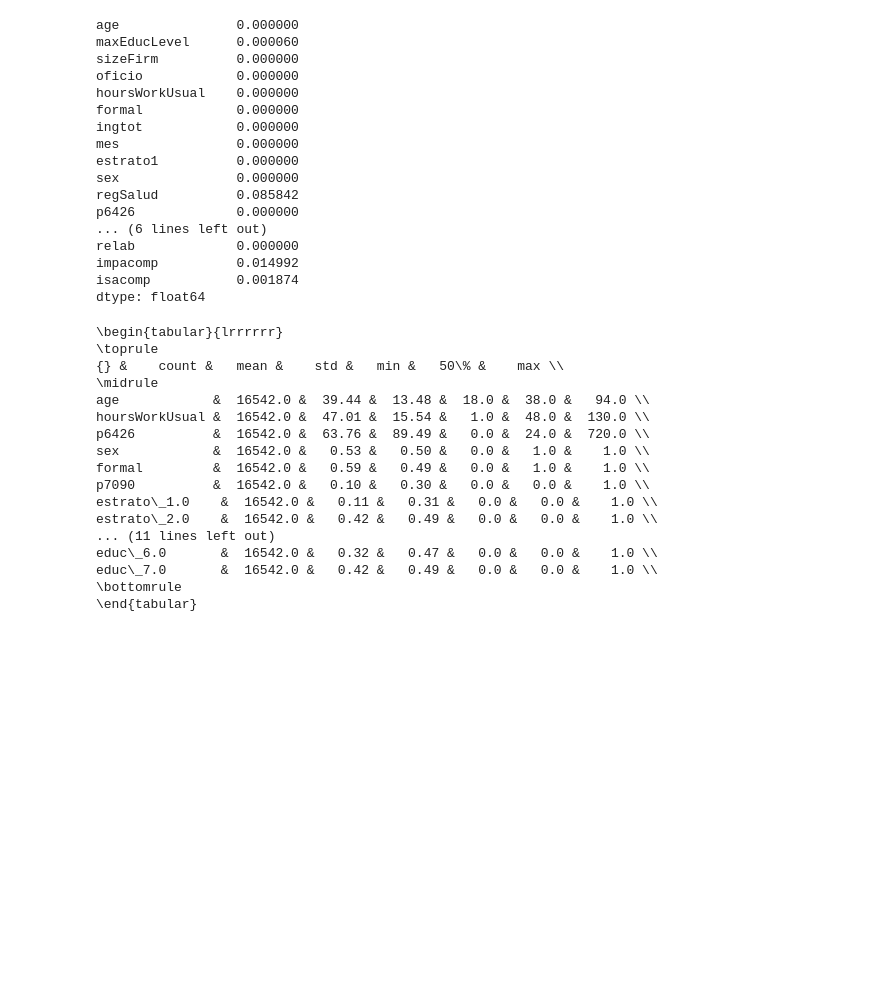
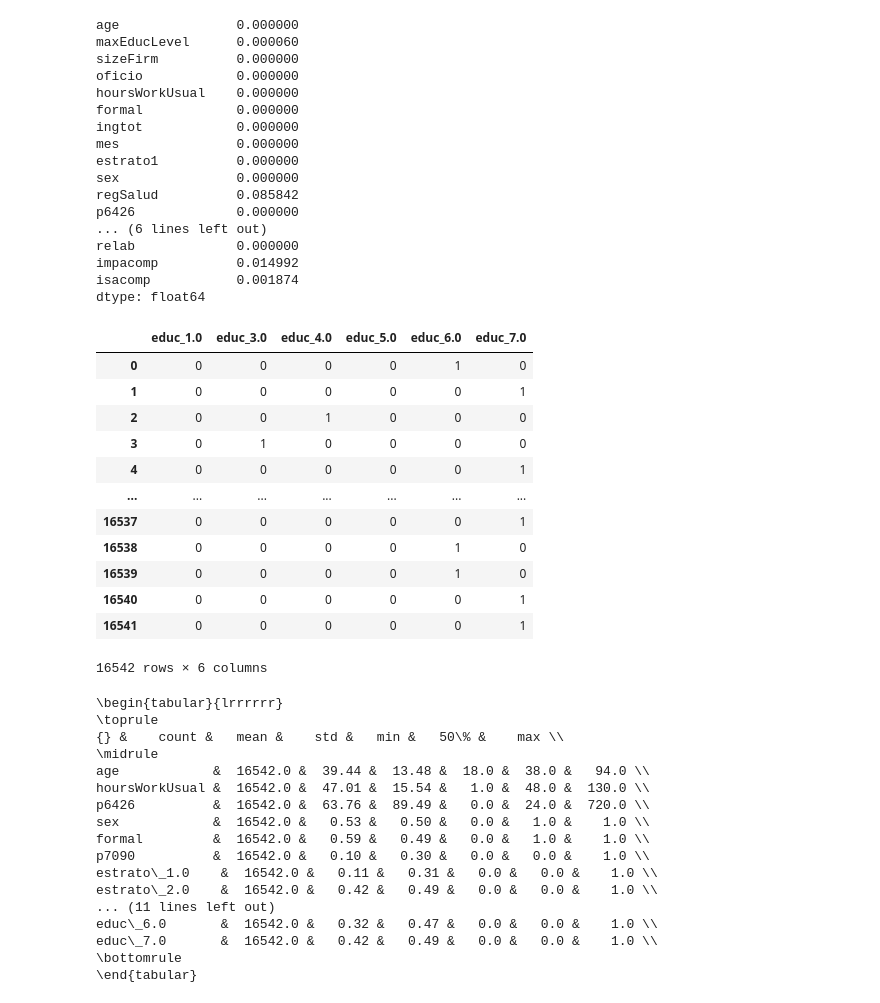
Before and after one commit to sdpinilla18/PS1_BD-ML, a Jupyter notebook: Potential_code.ipynb, the cells around one changed output. Drawn from its saved outputs; the diff is of its cells as text; code cells hidden in the pictures; blank space fills up the shorter version.

```diff
--- a/Potential_code.ipynb
+++ b/Potential_code.ipynb
@@ -100,22 +100,38 @@ dfi.rename(columns=dict, inplace=True)
 # %%
 #Convert categorical variables to dummy variables:
 oficio_d=pd.get_dummies(dfi["oficio"], prefix="oficio")
 sizeFirm_d=pd.get_dummies(dfi["sizeFirm"], prefix="size")
 estrato1_d=pd.get_dummies(dfi["estrato1"], prefix="estrato")
 regSalud_d=pd.get_dummies(dfi["regSalud"], prefix="regs")
 maxeduc_d=pd.get_dummies(dfi["maxEducLevel"], prefix="educ")
 relab_d=pd.get_dummies(dfi["relab"], prefix="relab")
 mes_d=pd.get_dummies(dfi["mes"], prefix="mes")
 
 #Merge dummy's variables data frame with master data frame:
 dfi=pd.merge(dfi, oficio_d, left_index=True, right_index=True)
 dfi=pd.merge(dfi, sizeFirm_d, left_index=True, right_index=True)
 dfi=pd.merge(dfi, estrato1_d, left_index=True, right_index=True)
 dfi=pd.merge(dfi, regSalud_d, left_index=True, right_index=True)
 dfi=pd.merge(dfi, maxeduc_d, left_index=True, right_index=True)
 dfi=pd.merge(dfi, relab_d, left_index=True, right_index=True)
 dfi=pd.merge(dfi, mes_d, left_index=True, right_index=True)
 dfi["p7090"]=np.where(dfi["p7090"]==2, 0, 1)
+
+maxeduc_d
+# %% [output]
+|  | educ_1.0 | educ_3.0 | educ_4.0 | educ_5.0 | educ_6.0 | educ_7.0 |
+| 0 | 0 | 0 | 0 | 0 | 1 | 0 |
+| 1 | 0 | 0 | 0 | 0 | 0 | 1 |
+| 2 | 0 | 0 | 1 | 0 | 0 | 0 |
+| 3 | 0 | 1 | 0 | 0 | 0 | 0 |
+| 4 | 0 | 0 | 0 | 0 | 0 | 1 |
+| ... | ... | ... | ... | ... | ... | ... |
+| 16537 | 0 | 0 | 0 | 0 | 0 | 1 |
+| 16538 | 0 | 0 | 0 | 0 | 1 | 0 |
+| 16539 | 0 | 0 | 0 | 0 | 1 | 0 |
+| 16540 | 0 | 0 | 0 | 0 | 0 | 1 |
+| 16541 | 0 | 0 | 0 | 0 | 0 | 1 |
+16542 rows × 6 columns
 # %%
 #Transform categorial atribute variables to numerical variable:
 dfi["hoursWorkUsual"]=pd.to_numeric(dfi["hoursWorkUsual"])
```
Also changed, not shown: parts of 29 cells of this notebook.
